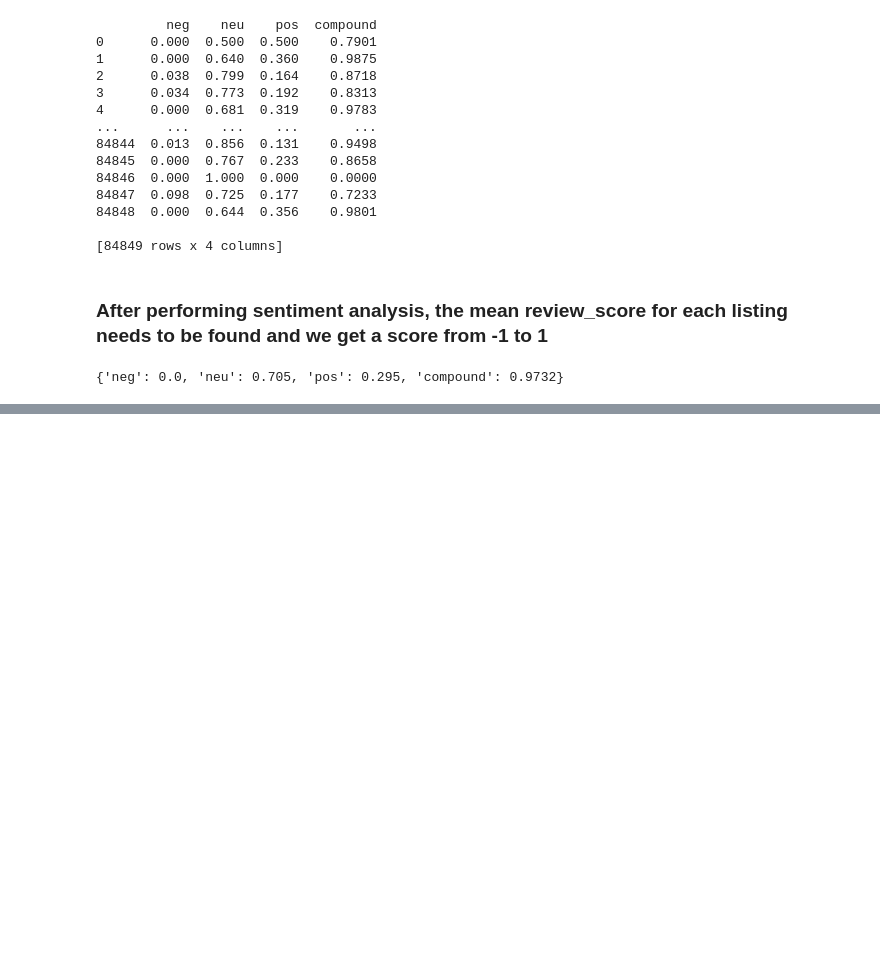
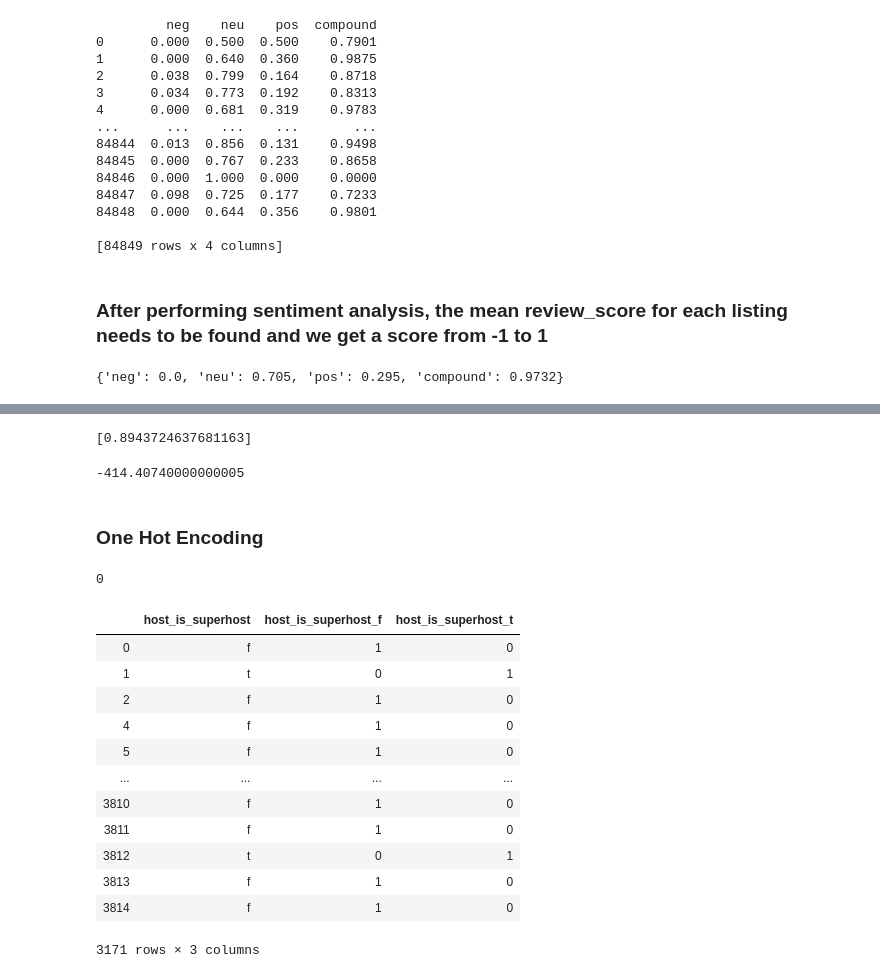
Before and after one commit to Pratyush0411/Airbnb-Seattle-Analysis, a Jupyter notebook: Are ratings reflective of quantitative features.ipynb, the cells around one changed output, grey strips where cells are left out. Saved outputs shown, nothing was run; the diff lists cells and outputs as text; code cells hidden in the pictures; blank space fills up the shorter version.

```diff
--- a/Are ratings reflective of quantitative features.ipynb
+++ b/Are ratings reflective of quantitative features.ipynb
@@ -286,0 +330,33 @@ print (scores[84])
+# %%
+print (score_listing)
+# %% [output]
+[0.8943724637681163]
+# %%
+reviews['score'][reviews['score']<0].sum()
+# %% [output]
+-414.40740000000005
+# %% [markdown]
+### One Hot Encoding
+# %%
+listing['host_is_superhost'].isnull().sum()
+# %% [output]
+0
+# %%
+host_is_superhost = pd.DataFrame(listing['host_is_superhost'])
+host_is_superhost = pd.concat([host_is_superhost,pd.get_dummies(host_is_superhost['host_is_superhost'], prefix='host_is_superhost')],axis=1)
+# %%
+host_is_superhost
+# %% [output]
+|  | host_is_superhost | host_is_superhost_f | host_is_superhost_t |
+| 0 | f | 1 | 0 |
+| 1 | t | 0 | 1 |
+| 2 | f | 1 | 0 |
+| 4 | f | 1 | 0 |
+| 5 | f | 1 | 0 |
+| ... | ... | ... | ... |
+| 3810 | f | 1 | 0 |
+| 3811 | f | 1 | 0 |
+| 3812 | t | 0 | 1 |
+| 3813 | f | 1 | 0 |
+| 3814 | f | 1 | 0 |
+3171 rows × 3 columns
```
Also changed, not shown: parts of 6 cells of this notebook.
